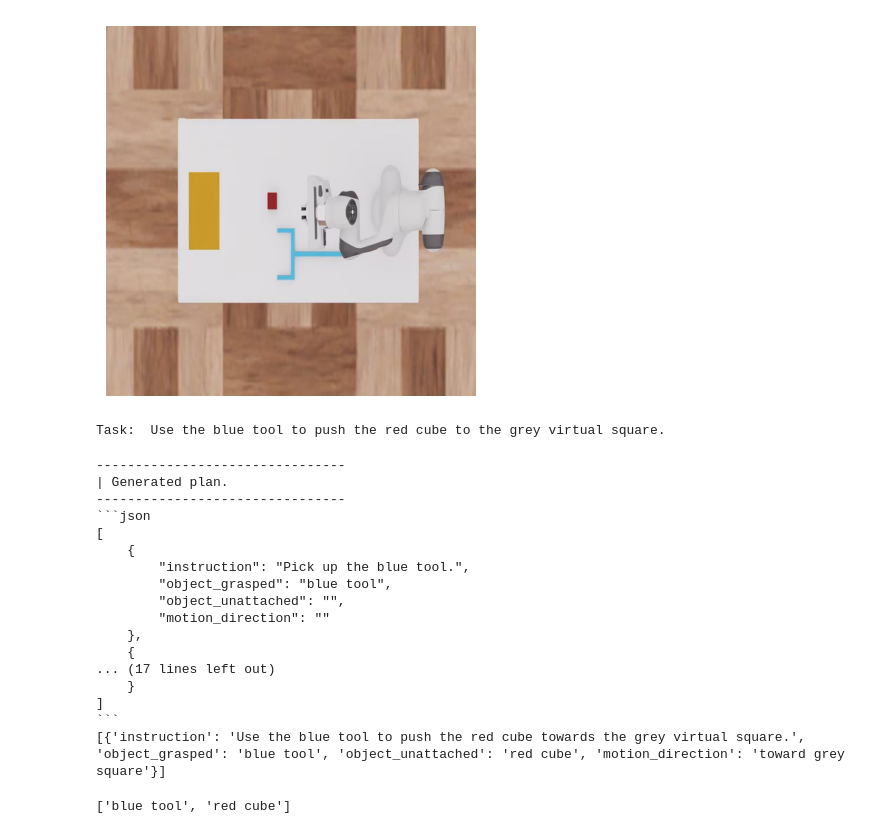
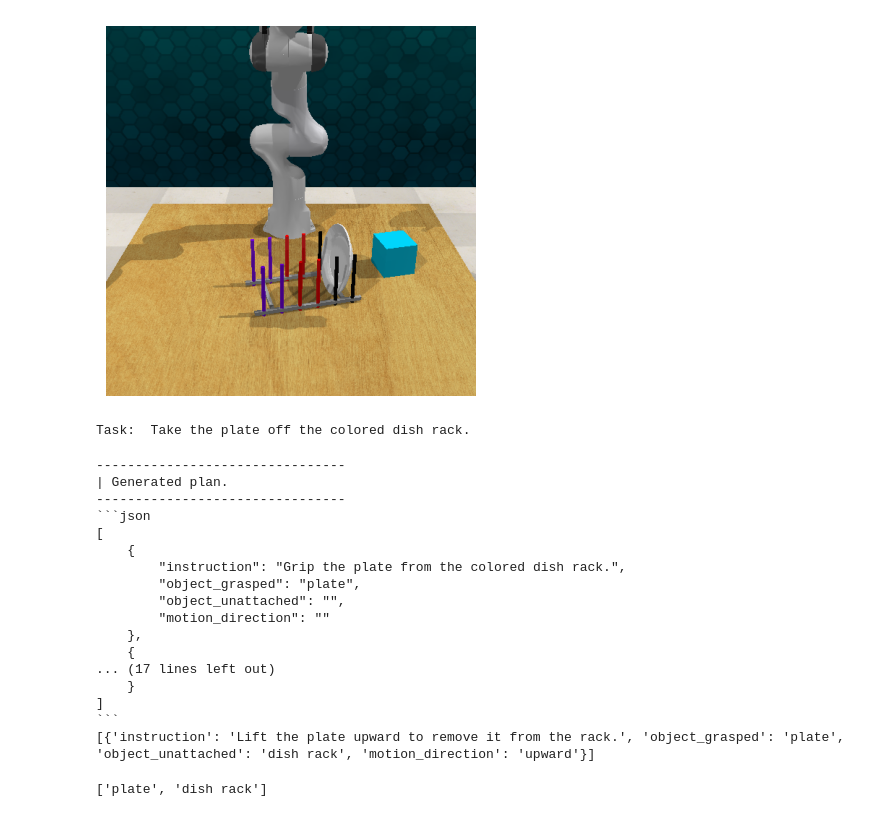
Before and after one commit to BorisGuo6/moka, a Jupyter notebook: demo.ipynb, the cells around one changed output. Saved outputs shown, nothing was run; the diff lists cells and outputs as text; code cells hidden in the pictures.

````diff
--- a/demo.ipynb
+++ b/demo.ipynb
@@ -62,13 +62,13 @@ prompts = load_prompts()
 # obs_image = Image.open('example/slope_top.png').convert('RGB')
 # obs_image = Image.open('example/slot_top.png').convert('RGB')
 # obs_image = Image.open('example/tool1_top.jpeg').convert('RGB')
-obs_image = Image.open('example/tool2_top.jpeg').convert('RGB')
-obs_image = obs_image.resize([512, 512], Image.LANCZOS)
+# obs_image = Image.open('example/tool2_top.jpeg').convert('RGB')
+# obs_image = obs_image.resize([512, 512], Image.LANCZOS)
 
-obs = {'image': obs_image}
-plt.imshow(obs_image)
-plt.axis('off')
-plt.show()
+# obs = {'image': obs_image}
+# plt.imshow(obs_image)
+# plt.axis('off')
+# plt.show()
 
 # task_instruction = 'Use the white ultrasound cleaner to clean the metal watch. The unstrasound cleaner has no lid and can be turned on by pressing the red button.'
 # task_instruction = 'Align the red cracker box with the grey virtual cracker box.'
@@ -78,11 +78,37 @@ plt.show()
 # task_instruction = 'Move the brown chocolate to accross the red slope, reach the grey virtual square.'
 # task_instruction = 'Move the brown chocolate to accross the blank slot, reach the grey virtual square.'
 # task_instruction = 'Use the blue tool to pull the red cube to yellow square region.'
-task_instruction = 'Use the blue tool to push the red cube to the grey virtual square.'
-print('Task: ', task_instruction)
+# task_instruction = 'Use the blue tool to push the red cube to the grey virtual square.'
+# print('Task: ', task_instruction)
-# %% [output]
-[figure, removed]
-Task:  Use the blue tool to push the red cube to the grey virtual square.
+# %%
+# obs_image = Image.open('rlbench/CloseBox.jpg').convert('RGB')
+# obs_image = Image.open('rlbench/OpenWineBottle.jpg').convert('RGB')
+# obs_image = Image.open('rlbench/PickUpCup.jpg').convert('RGB')
+# obs_image = Image.open('rlbench/PlugChargerInPowerSupply.jpg').convert('RGB')
+# obs_image = Image.open('rlbench/SlideCabinetOpenAndPlaceCups.png').convert('RGB')
+# obs_image = Image.open('rlbench/TakeFrameOffHanger.png').convert('RGB')
+# obs_image = Image.open('rlbench/PutShoesInBox.jpeg').convert('RGB')
+obs_image = Image.open('rlbench/TakePlateOffColoredDishRack.png').convert('RGB')
+obs_image = obs_image.resize([512, 512], Image.LANCZOS)
+
+obs = {'image': obs_image}
+plt.imshow(obs_image)
+plt.axis('off')
+plt.show()
+
+# task_instruction = 'Close the box.'
+# task_instruction = 'Open the wine bottle by grabbing the cap.'
+# task_instruction = 'Pick up the red cup.'
+# task_instruction = 'Plug the charger into the power supply.'
+# task_instruction = 'Slide the cabinet open and place the cup into the cabinet.'
+# task_instruction = 'Take the frame off the hanger.'
+# task_instruction = 'Put the right shoe in the box.'
+task_instruction = 'Take the plate off the colored dish rack.'
+
+print('Task: ', task_instruction)
+# %% [output]
+[figure, added]
+Task:  Take the plate off the colored dish rack.
 # %%
 plan = request_plan(
     task_instruction,
@@ -120,8 +146,8 @@ print(plan)
 ```json
 [
     {
-        "instruction": "Pick up the blue tool.",
-        "object_grasped": "blue tool",
+        "instruction": "Grip the plate from the colored dish rack.",
+        "object_grasped": "plate",
         "object_unattached": "",
         "motion_direction": ""
     },
@@ -130,7 +156,7 @@ print(plan)
     }
 ]
 ```
-[{'instruction': 'Use the blue tool to push the red cube towards the grey virtual square.', 'object_grasped': 'blue tool', 'object_unattached': 'red cube', 'motion_direction': 'toward grey square'}]
+[{'instruction': 'Lift the plate upward to remove it from the rack.', 'object_grasped': 'plate', 'object_unattached': 'dish rack', 'motion_direction': 'upward'}]
 # %%
 all_object_names = []
 for subtask in plan:
@@ -142,7 +168,7 @@ for subtask in plan:
 
 print(all_object_names)
 # %% [output]
-['blue tool', 'red cube']
+['plate', 'dish rack']
 # %%
 # get bounding boxes
 boxes, logits, phrases = get_scene_object_bboxes(
````
Also changed, not shown: parts of 4 cells of this notebook, 18 other files.
